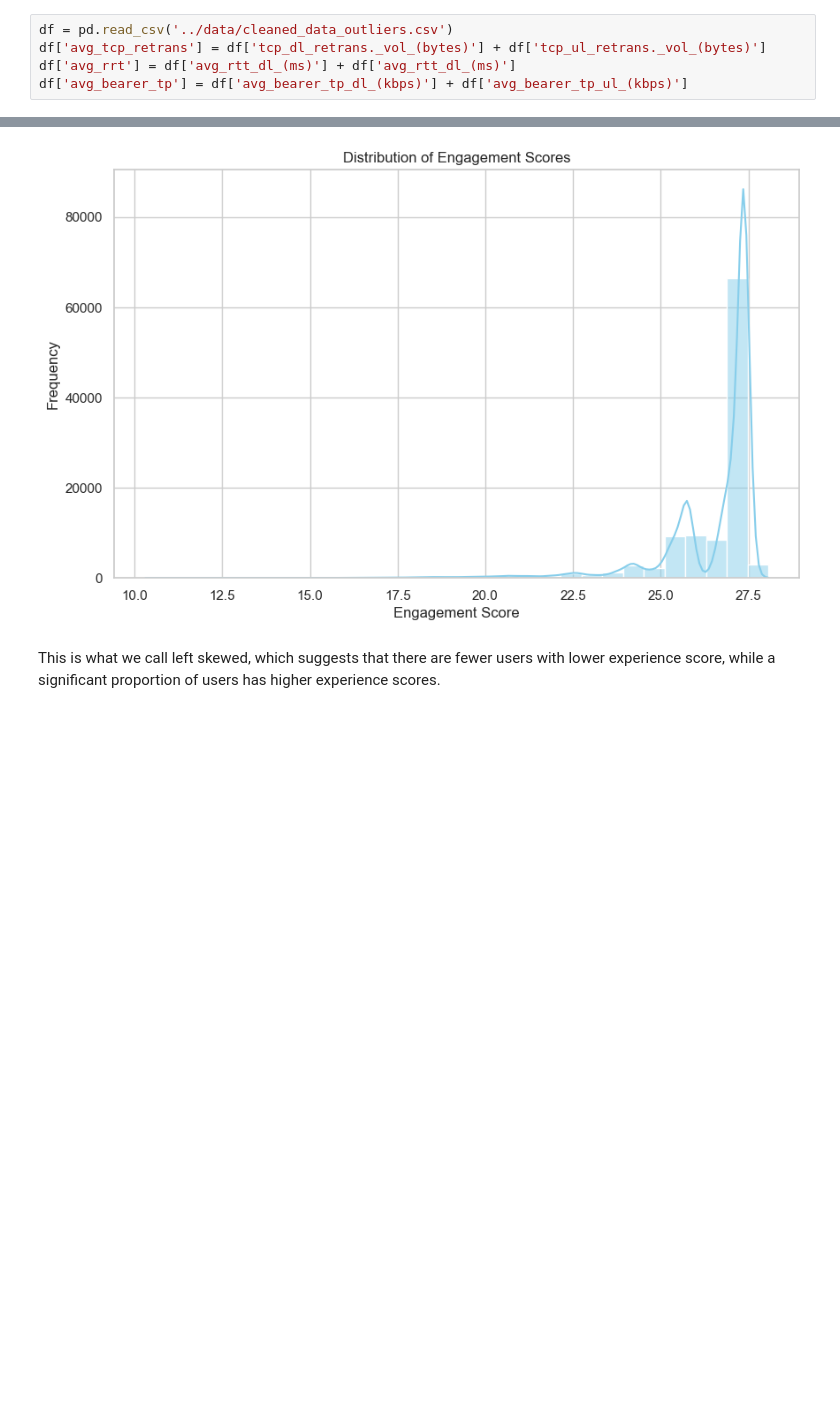
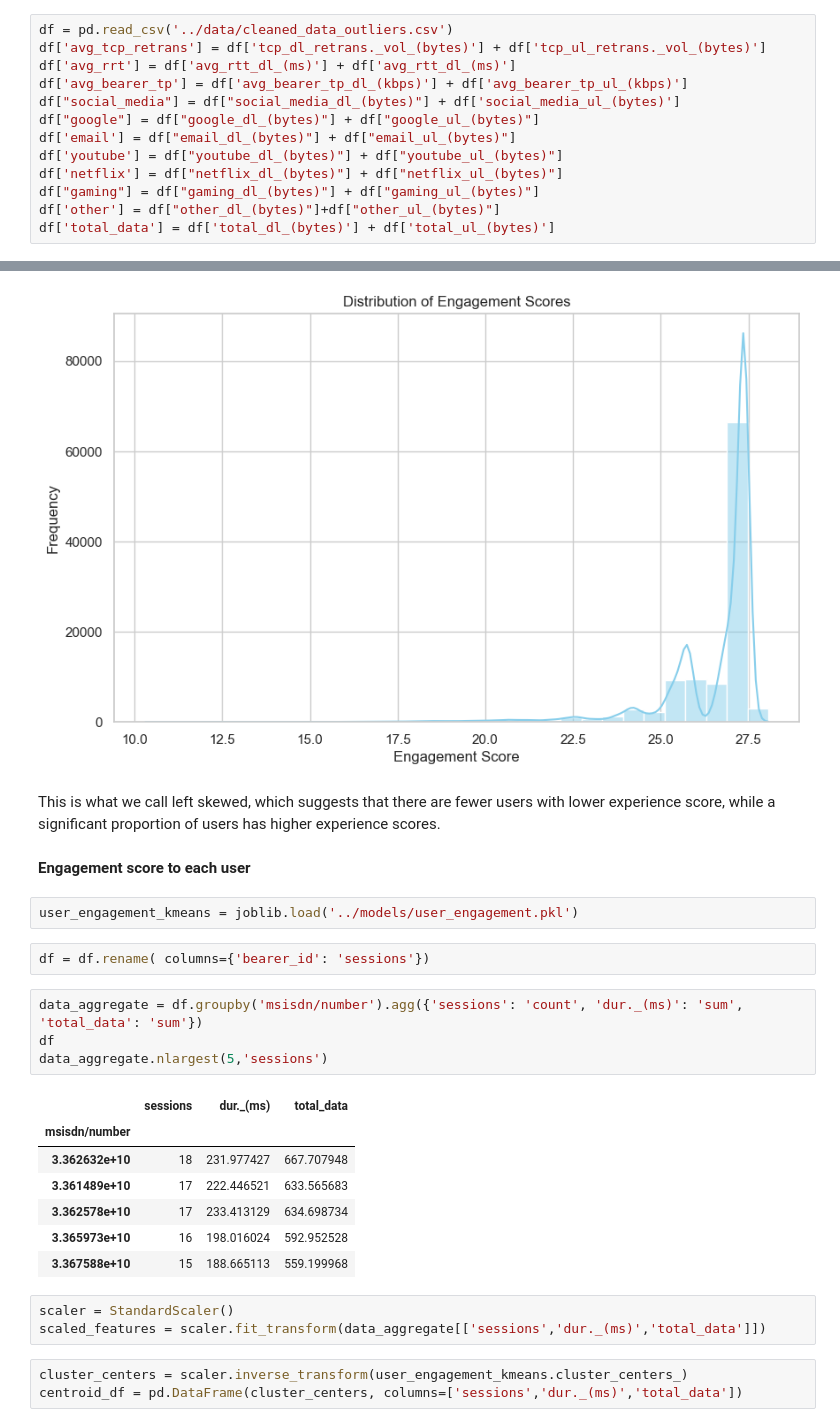
Before and after one commit to Basi10/Telecom-Data-Analysis, a Jupyter notebook: notebooks/user-satisfaction.ipynb, the cells around one changed output, grey strips where cells are left out. Saved outputs shown, nothing was run; the diff lists cells and outputs as text; blank space fills up the shorter version.

```diff
--- a/notebooks/user-satisfaction.ipynb
+++ b/notebooks/user-satisfaction.ipynb
@@ -21,6 +24,14 @@ df = pd.read_csv('../data/cleaned_data_outliers.csv')
 df['avg_tcp_retrans'] = df['tcp_dl_retrans._vol_(bytes)'] + df['tcp_ul_retrans._vol_(bytes)']
 df['avg_rrt'] = df['avg_rtt_dl_(ms)'] + df['avg_rtt_dl_(ms)']
 df['avg_bearer_tp'] = df['avg_bearer_tp_dl_(kbps)'] + df['avg_bearer_tp_ul_(kbps)']
+df["social_media"] = df["social_media_dl_(bytes)"] + df['social_media_ul_(bytes)']
+df["google"] = df["google_dl_(bytes)"] + df["google_ul_(bytes)"]
+df['email'] = df["email_dl_(bytes)"] + df["email_ul_(bytes)"]
+df['youtube'] = df["youtube_dl_(bytes)"] + df["youtube_ul_(bytes)"]
+df['netflix'] = df["netflix_dl_(bytes)"] + df["netflix_ul_(bytes)"]
+df["gaming"] = df["gaming_dl_(bytes)"] + df["gaming_ul_(bytes)"]
+df['other'] = df["other_dl_(bytes)"]+df["other_ul_(bytes)"]
+df['total_data'] = df['total_dl_(bytes)'] + df['total_ul_(bytes)']
 # %%
 column_name = 'msisdn/number'
 value_to_match = 33663706799.0
@@ -98,3 +109,27 @@ plt.show()
 [figure]
 # %% [markdown]
 This is what we call left skewed, which suggests that there are fewer users with lower experience score, while a significant proportion of users has higher experience scores.
+# %% [markdown]
+**Engagement score to each user**
+# %%
+user_engagement_kmeans = joblib.load('../models/user_engagement.pkl')
+# %%
+df = df.rename( columns={'bearer_id': 'sessions'})
+# %%
+data_aggregate = df.groupby('msisdn/number').agg({'sessions': 'count', 'dur._(ms)': 'sum', 'total_data': 'sum'})
+df
+data_aggregate.nlargest(5,'sessions')
+# %% [output]
+|  | sessions | dur._(ms) | total_data |
+| msisdn/number |  |  |  |
+| 3.362632e+10 | 18 | 231.977427 | 667.707948 |
+| 3.361489e+10 | 17 | 222.446521 | 633.565683 |
+| 3.362578e+10 | 17 | 233.413129 | 634.698734 |
+| 3.365973e+10 | 16 | 198.016024 | 592.952528 |
+| 3.367588e+10 | 15 | 188.665113 | 559.199968 |
+# %%
+scaler = StandardScaler()
+scaled_features = scaler.fit_transform(data_aggregate[['sessions','dur._(ms)','total_data']])
+# %%
+cluster_centers = scaler.inverse_transform(user_engagement_kmeans.cluster_centers_)
+centroid_df = pd.DataFrame(cluster_centers, columns=['sessions','dur._(ms)','total_data'])
```
Also changed, not shown: parts of 3 cells of this notebook.
